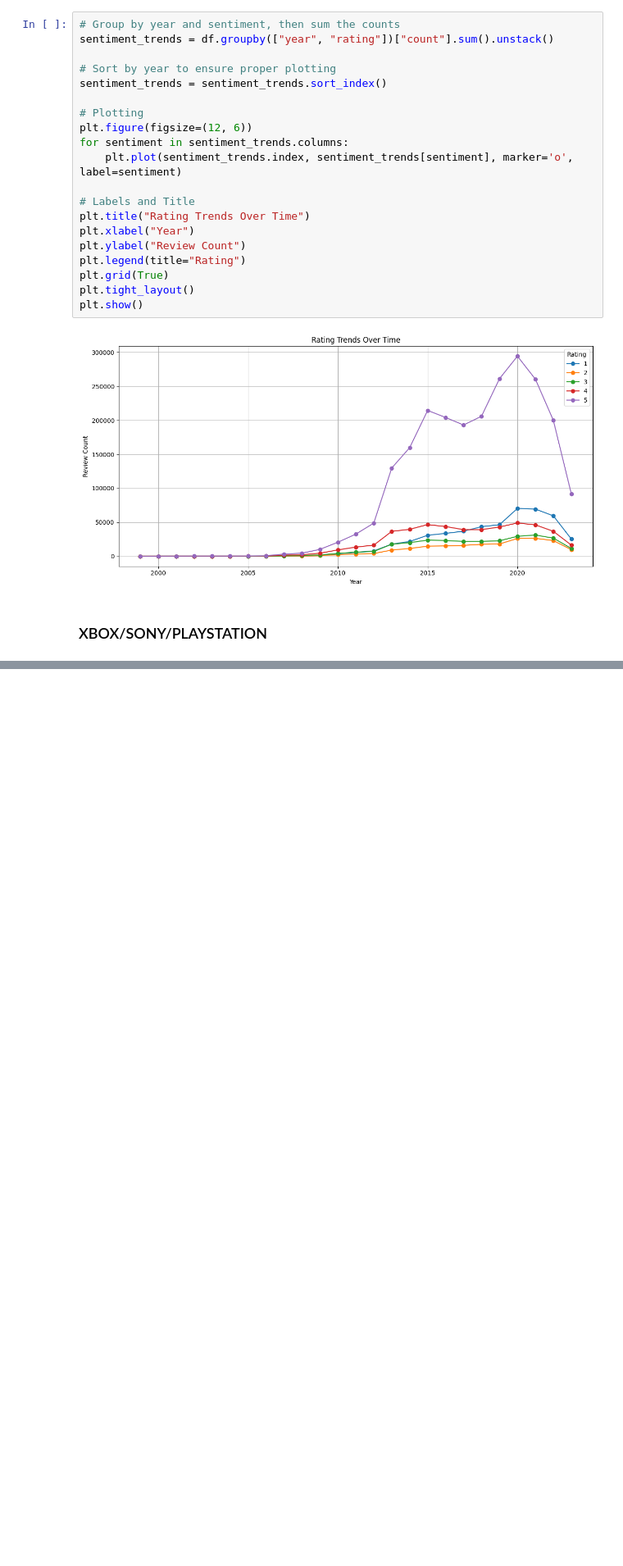
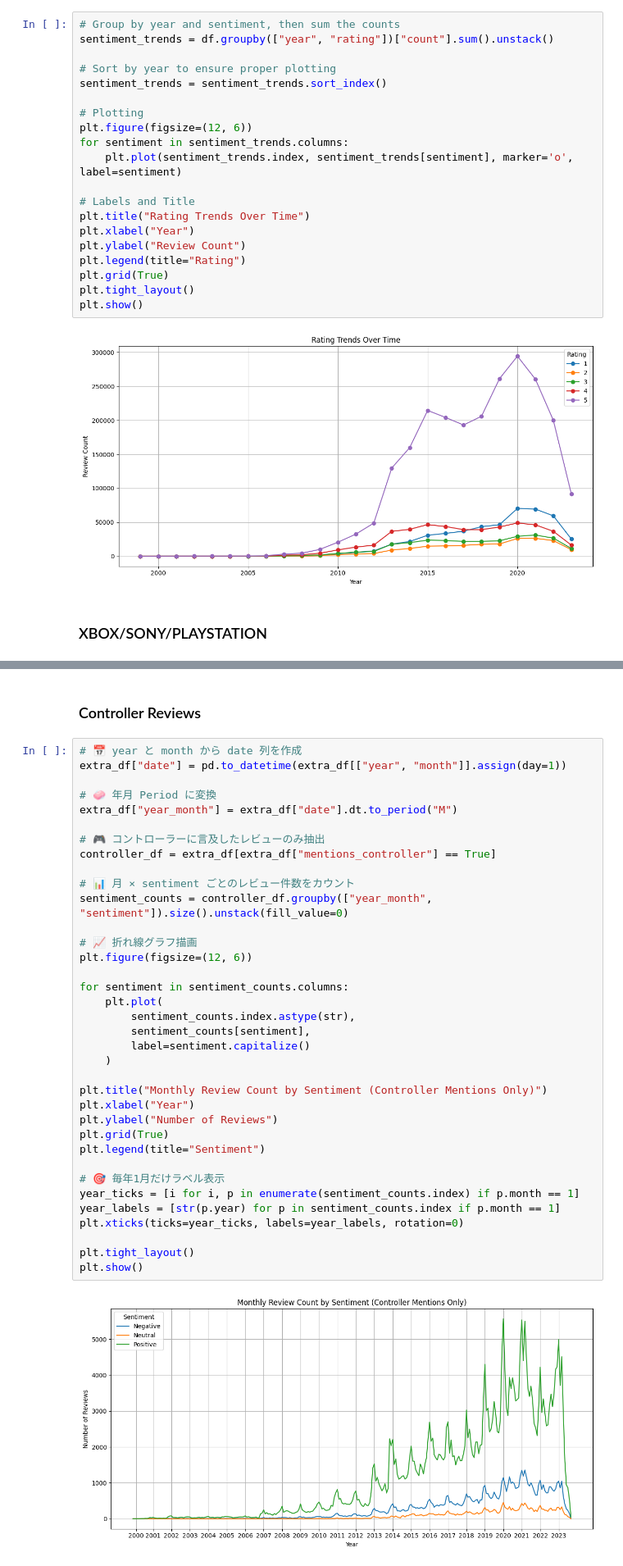
Before and after one commit to dragonstonehafiz/inf2006-big-data, a Jupyter notebook: python/plot.ipynb, the cells around one changed output, grey strips where cells are left out. Shown at 82% size. Cells and saved outputs as stored; diff of their text form; blank space fills up the shorter version.

```diff
--- a/python/plot.ipynb
+++ b/python/plot.ipynb
@@ -422,0 +425,40 @@ plt.show()
+# %% [markdown]
+### Controller Reviews
+# %%
+# 📅 year と month から date 列を作成
+extra_df["date"] = pd.to_datetime(extra_df[["year", "month"]].assign(day=1))
+
+# 🧼 年月 Period に変換
+extra_df["year_month"] = extra_df["date"].dt.to_period("M")
+
+# 🎮 コントローラーに言及したレビューのみ抽出
+controller_df = extra_df[extra_df["mentions_controller"] == True]
+
+# 📊 月 × sentiment ごとのレビュー件数をカウント
+sentiment_counts = controller_df.groupby(["year_month", "sentiment"]).size().unstack(fill_value=0)
+
+# 📈 折れ線グラフ描画
+plt.figure(figsize=(12, 6))
+
+for sentiment in sentiment_counts.columns:
+    plt.plot(
+        sentiment_counts.index.astype(str),
+        sentiment_counts[sentiment],
+        label=sentiment.capitalize()
+    )
+
+plt.title("Monthly Review Count by Sentiment (Controller Mentions Only)")
+plt.xlabel("Year")
+plt.ylabel("Number of Reviews")
+plt.grid(True)
+plt.legend(title="Sentiment")
+
+# 🎯 毎年1月だけラベル表示
+year_ticks = [i for i, p in enumerate(sentiment_counts.index) if p.month == 1]
+year_labels = [str(p.year) for p in sentiment_counts.index if p.month == 1]
+plt.xticks(ticks=year_ticks, labels=year_labels, rotation=0)
+
+plt.tight_layout()
+plt.show()
+# %% [output]
+[figure, added]
```
Also changed, not shown: parts of 5 cells of this notebook, 2 other files.
